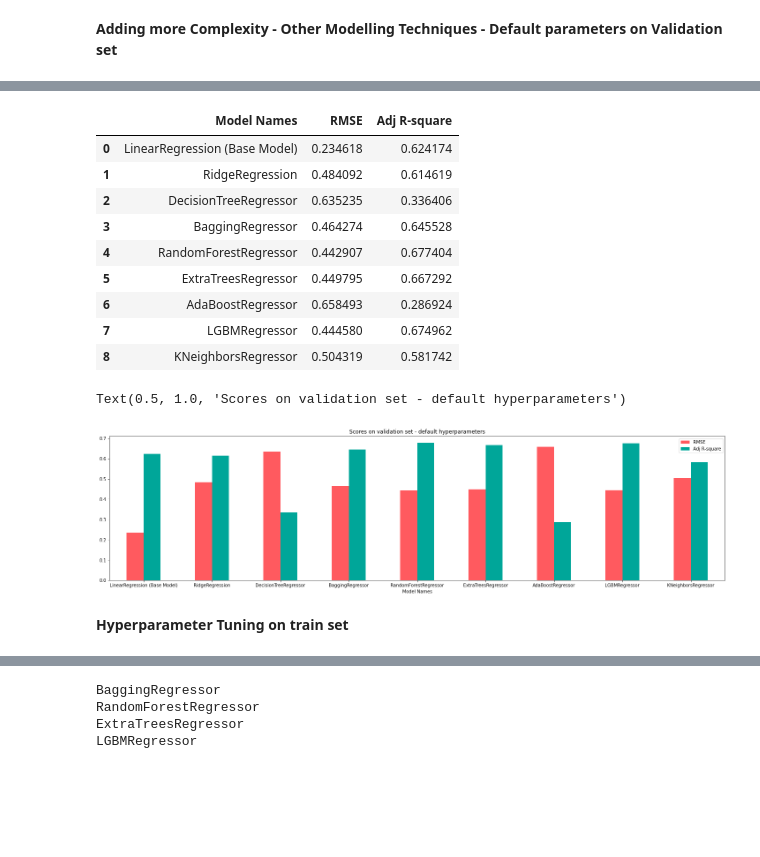
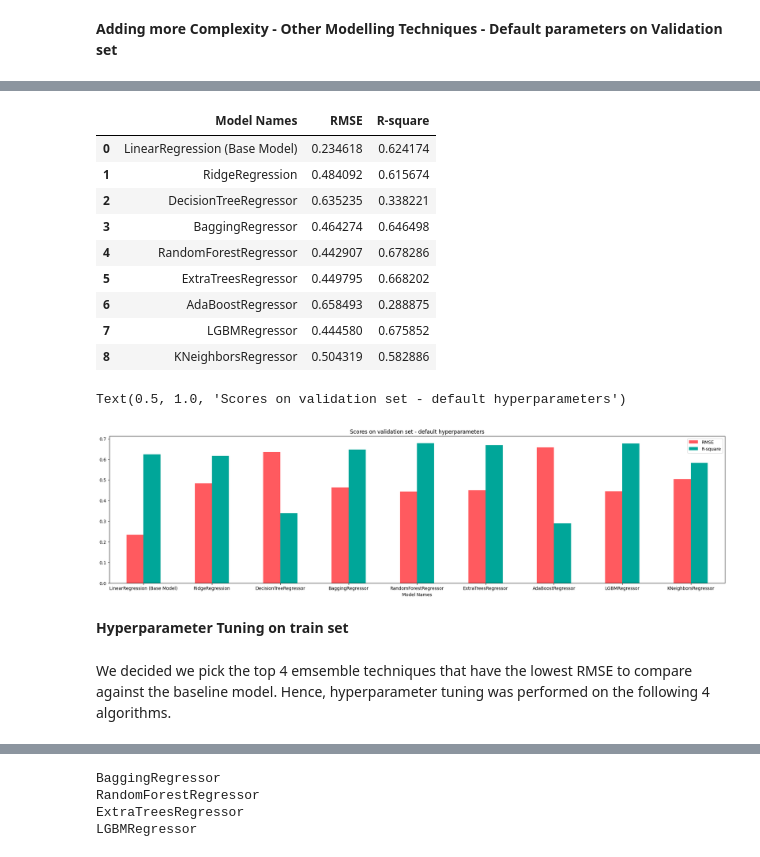
Before and after one commit to euisuck2/Deep-Learning-project-1, a Jupyter notebook: Machine_Learning.ipynb, the cells around one changed output, grey strips where cells are left out. Saved outputs shown, nothing was run; the diff lists cells and outputs as text; code cells hidden in the pictures; blank space fills up the shorter version.

```diff
--- a/Machine_Learning.ipynb
+++ b/Machine_Learning.ipynb
@@ -151,7 +177,7 @@ model_list =  [Ridge(random_state = RANDOM_SEED),
                KNeighborsRegressor(n_neighbors=5)]
 
 rmse_list = []
-adjusted_r_square_list = []
+r_square_list = []
 
 for model in tqdm(model_list):
 
@@ -162,10 +188,10 @@ for model in tqdm(model_list):
   rmse_list.append(np.sqrt(mean_squared_error(y_val, prediction)))
   print(str(model), "RMSE:", np.sqrt(mean_squared_error(y_val, prediction)))
 
-  # Adjusted R-square Caculation and append to list
-  Adj_r2 = 1 - (1 - r2_score(y_val, prediction)) * ((len(y_train)-1)/(len(y_train)-X_train.shape[1]-1))
-  adjusted_r_square_list.append(Adj_r2)
-  print(str(model), "Adjusted R^2:", Adj_r2)
+  # R-square Caculation and append to list
+  r_square = r2_score(y_val, prediction)
+  r_square_list.append(r_square)
+  print(str(model), "R^2:", r_square)
   print("-------------------------------")
 
 
@@ -180,7 +206,7 @@ for model in tqdm(model_list):
   plt.xlabel('Actual Log Airbnb Prices', fontsize=15)
   plt.ylabel('Predicted Log Airbnb Prices (Validation set)', fontsize=15)
   plt.axis('equal')
-  plt.title(str(model) + "// RMSE: " + str(np.round(np.sqrt(mean_squared_error(y_val, prediction)),3)), fontsize=15)
+  plt.title(str(model) + " - RMSE: " + str(np.round(np.sqrt(mean_squared_error(y_val, prediction)), 3)), fontsize=15)
   plt.show()
 # %% [output]
 Ridge(random_state=44) RMSE: 0.4840919571304316
@@ -212,34 +238,34 @@ AdaBoostRegressor(random_state=44) Adjusted R^2: 0.2869235733335963
 # add linear regression result to both lists
 model_names.insert(0, "LinearRegression (Base Model)")
 rmse_list.insert(0, rmse_linearreg)
-adjusted_r_square_list.insert(0, r_square_linearreg)
+r_square_list.insert(0, r_square_linearreg)
 # %%
 # plotting results of classifiers on default hyperparameters
 df_plot = pd.DataFrame()
 df_plot['Model Names'] = model_names
 df_plot['RMSE'] = rmse_list
-df_plot['Adj R-square'] = adjusted_r_square_list
+df_plot['R-square'] = r_square_list
 df_plot = df_plot.set_index('Model Names')
 df_plot.reset_index()
 # %% [output]
-|  | Model Names | RMSE | Adj R-square |
+|  | Model Names | RMSE | R-square |
 | 0 | LinearRegression (Base Model) | 0.234618 | 0.624174 |
-| 1 | RidgeRegression | 0.484092 | 0.614619 |
-| 2 | DecisionTreeRegressor | 0.635235 | 0.336406 |
-| 3 | BaggingRegressor | 0.464274 | 0.645528 |
-| 4 | RandomForestRegressor | 0.442907 | 0.677404 |
-| 5 | ExtraTreesRegressor | 0.449795 | 0.667292 |
-| 6 | AdaBoostRegressor | 0.658493 | 0.286924 |
-| 7 | LGBMRegressor | 0.444580 | 0.674962 |
-| 8 | KNeighborsRegressor | 0.504319 | 0.581742 |
+| 1 | RidgeRegression | 0.484092 | 0.615674 |
+| 2 | DecisionTreeRegressor | 0.635235 | 0.338221 |
+| 3 | BaggingRegressor | 0.464274 | 0.646498 |
+| 4 | RandomForestRegressor | 0.442907 | 0.678286 |
+| 5 | ExtraTreesRegressor | 0.449795 | 0.668202 |
+| 6 | AdaBoostRegressor | 0.658493 | 0.288875 |
+| 7 | LGBMRegressor | 0.444580 | 0.675852 |
+| 8 | KNeighborsRegressor | 0.504319 | 0.582886 |
 # %%
 # plot the results
-df_plot[['RMSE', 'Adj R-square']].plot(kind='bar', figsize=(25,6), color=['#FF5A5F', '#00A699'])
+df_plot[['RMSE', 'R-square']].plot(kind='bar', figsize=(25,6), color=['#FF5A5F', '#00A699'])
 plt.xticks(rotation = 0)
 plt.title("Scores on validation set - default hyperparameters")
 # %% [output]
 Text(0.5, 1.0, 'Scores on validation set - default hyperparameters')
-[figure, old version]
+[figure, new version]
 # %% [markdown]
 **Hyperparameter Tuning on train set**
 # %%
@@ -296,6 +322,8 @@ class EstimatorSelectionHelper:
         columns = columns + [c for c in df.columns if c not in columns]
 
         return df[columns]
+# %% [markdown]
+We decided we pick the top 4 emsemble techniques that have the lowest RMSE to compare against the baseline model. Hence, hyperparameter tuning was performed on the following 4 algorithms.
 # %%
 %%time
 model_names = ['BaggingRegressor',
```
Also changed, not shown: parts of 26 cells of this notebook.
